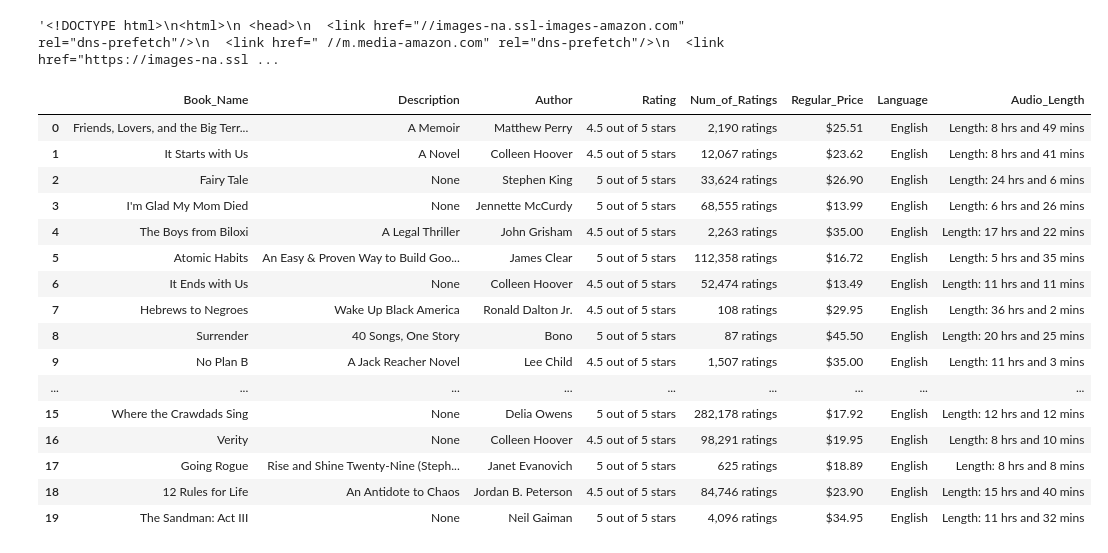
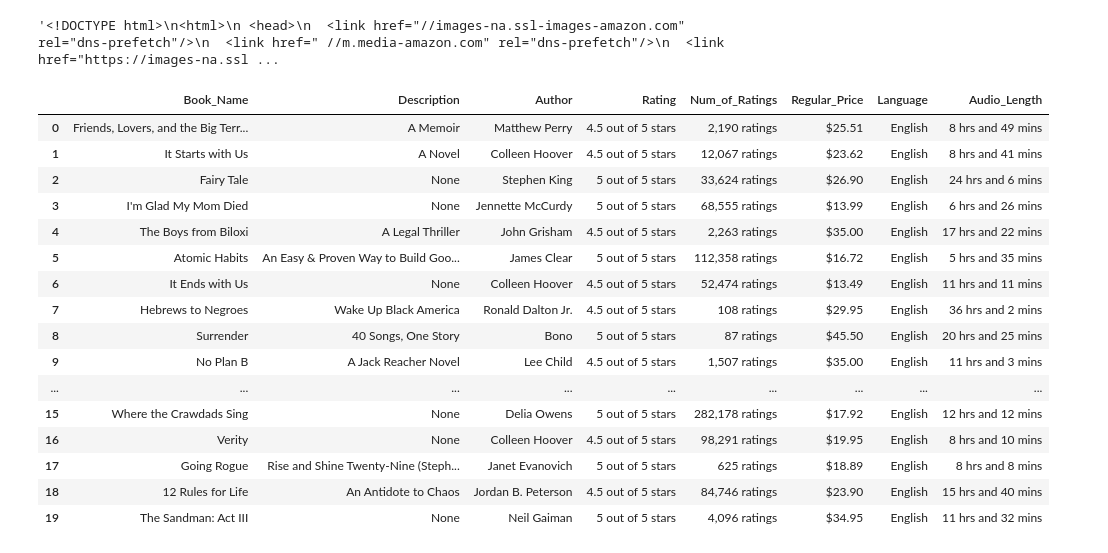
Before and after one commit to Igor-Sikorsky-IST-Hub/SDT_2022, a Jupyter notebook: IA-01/Antoniuk_Stepan/src/scraper.ipynb, the cells around one changed output. Drawn from its saved outputs; the diff is of its cells as text; code cells hidden in the pictures.

Commit message:
Remove 'Length: ' from every row of Audio_Length col

```diff
--- a/IA-01/Antoniuk_Stepan/src/scraper.ipynb
+++ b/IA-01/Antoniuk_Stepan/src/scraper.ipynb
@@ -75,6 +75,8 @@ def get_book_length(book_list):
             book_length.append(length)
         except AttributeError:
             book_length.append(None)
+    # Remove "Length: " from every elem of output list
+    book_length = [i[8:] for i in book_length]
     return book_length
 
 
@@ -145,48 +147,48 @@ def get_nunber_of_ratings(book_list):
 
 def get_regular_price(book_list):
     regular_price = []
     for tag in book_list:
         buy_tag = tag.find(
             'p', class_='bc-text buybox-regular-price bc-spacing-none bc-spacing-top-none')
         try:
             price_tag = buy_tag.find_all(
                 'span', class_='bc-text bc-size-base bc-color-base')
             price = price_tag[1].text.strip()
             regular_price.append(price)
         except AttributeError:
             regular_price.append(None)
     return regular_price
 
 df = pd.DataFrame(
 {
     "Book_Name": get_book_names(book_list),
     "Description": get_description(book_list),
     "Author": get_author(book_list),
     "Rating": get_rating(book_list),
     "Num_of_Ratings": get_nunber_of_ratings(book_list),
     "Regular_Price": get_regular_price(book_list),
     "Language": get_language(book_list),
     "Audio_Length": get_book_length(book_list)
 })
 
 df
 # %% [output]
 |  | Book_Name | Description | Author | Rating | Num_of_Ratings | Regular_Price | Language | Audio_Length |
-| 0 | Friends, Lovers, and the Big Terr... | A Memoir | Matthew Perry | 4.5 out of 5 stars | 2,190 ratings | $25.51 | English | Length: 8 hrs and 49 mins |
-| 1 | It Starts with Us | A Novel | Colleen Hoover | 4.5 out of 5 stars | 12,067 ratings | $23.62 | English | Length: 8 hrs and 41 mins |
-| 2 | Fairy Tale | None | Stephen King | 5 out of 5 stars | 33,624 ratings | $26.90 | English | Length: 24 hrs and 6 mins |
-| 3 | I'm Glad My Mom Died | None | Jennette McCurdy | 5 out of 5 stars | 68,555 ratings | $13.99 | English | Length: 6 hrs and 26 mins |
-| 4 | The Boys from Biloxi | A Legal Thriller | John Grisham | 4.5 out of 5 stars | 2,263 ratings | $35.00 | English | Length: 17 hrs and 22 mins |
-| 5 | Atomic Habits | An Easy & Proven Way to Build Goo... | James Clear | 5 out of 5 stars | 112,358 ratings | $16.72 | English | Length: 5 hrs and 35 mins |
-| 6 | It Ends with Us | None | Colleen Hoover | 4.5 out of 5 stars | 52,474 ratings | $13.49 | English | Length: 11 hrs and 11 mins |
-| 7 | Hebrews to Negroes | Wake Up Black America | Ronald Dalton Jr. | 4.5 out of 5 stars | 108 ratings | $29.95 | English | Length: 36 hrs and 2 mins |
-| 8 | Surrender | 40 Songs, One Story | Bono | 5 out of 5 stars | 87 ratings | $45.50 | English | Length: 20 hrs and 25 mins |
-| 9 | No Plan B | A Jack Reacher Novel | Lee Child | 4.5 out of 5 stars | 1,507 ratings | $35.00 | English | Length: 11 hrs and 3 mins |
+| 0 | Friends, Lovers, and the Big Terr... | A Memoir | Matthew Perry | 4.5 out of 5 stars | 2,190 ratings | $25.51 | English | 8 hrs and 49 mins |
+| 1 | It Starts with Us | A Novel | Colleen Hoover | 4.5 out of 5 stars | 12,067 ratings | $23.62 | English | 8 hrs and 41 mins |
+| 2 | Fairy Tale | None | Stephen King | 5 out of 5 stars | 33,624 ratings | $26.90 | English | 24 hrs and 6 mins |
+| 3 | I'm Glad My Mom Died | None | Jennette McCurdy | 5 out of 5 stars | 68,555 ratings | $13.99 | English | 6 hrs and 26 mins |
+| 4 | The Boys from Biloxi | A Legal Thriller | John Grisham | 4.5 out of 5 stars | 2,263 ratings | $35.00 | English | 17 hrs and 22 mins |
+| 5 | Atomic Habits | An Easy & Proven Way to Build Goo... | James Clear | 5 out of 5 stars | 112,358 ratings | $16.72 | English | 5 hrs and 35 mins |
+| 6 | It Ends with Us | None | Colleen Hoover | 4.5 out of 5 stars | 52,474 ratings | $13.49 | English | 11 hrs and 11 mins |
+| 7 | Hebrews to Negroes | Wake Up Black America | Ronald Dalton Jr. | 4.5 out of 5 stars | 108 ratings | $29.95 | English | 36 hrs and 2 mins |
+| 8 | Surrender | 40 Songs, One Story | Bono | 5 out of 5 stars | 87 ratings | $45.50 | English | 20 hrs and 25 mins |
+| 9 | No Plan B | A Jack Reacher Novel | Lee Child | 4.5 out of 5 stars | 1,507 ratings | $35.00 | English | 11 hrs and 3 mins |
 | ... | ... | ... | ... | ... | ... | ... | ... | ... |
-| 15 | Where the Crawdads Sing | None | Delia Owens | 5 out of 5 stars | 282,178 ratings | $17.92 | English | Length: 12 hrs and 12 mins |
-| 16 | Verity | None | Colleen Hoover | 4.5 out of 5 stars | 98,291 ratings | $19.95 | English | Length: 8 hrs and 10 mins |
-| 17 | Going Rogue | Rise and Shine Twenty-Nine (Steph... | Janet Evanovich | 5 out of 5 stars | 625 ratings | $18.89 | English | Length: 8 hrs and 8 mins |
-| 18 | 12 Rules for Life | An Antidote to Chaos | Jordan B. Peterson | 4.5 out of 5 stars | 84,746 ratings | $23.90 | English | Length: 15 hrs and 40 mins |
-| 19 | The Sandman: Act III | None | Neil Gaiman | 5 out of 5 stars | 4,096 ratings | $34.95 | English | Length: 11 hrs and 32 mins |
+| 15 | Where the Crawdads Sing | None | Delia Owens | 5 out of 5 stars | 282,178 ratings | $17.92 | English | 12 hrs and 12 mins |
+| 16 | Verity | None | Colleen Hoover | 4.5 out of 5 stars | 98,291 ratings | $19.95 | English | 8 hrs and 10 mins |
+| 17 | Going Rogue | Rise and Shine Twenty-Nine (Steph... | Janet Evanovich | 5 out of 5 stars | 625 ratings | $18.89 | English | 8 hrs and 8 mins |
+| 18 | 12 Rules for Life | An Antidote to Chaos | Jordan B. Peterson | 4.5 out of 5 stars | 84,746 ratings | $23.90 | English | 15 hrs and 40 mins |
+| 19 | The Sandman: Act III | None | Neil Gaiman | 5 out of 5 stars | 4,096 ratings | $34.95 | English | 11 hrs and 32 mins |
 # %%
 book_prices = soup.find_all(text="$")
```
